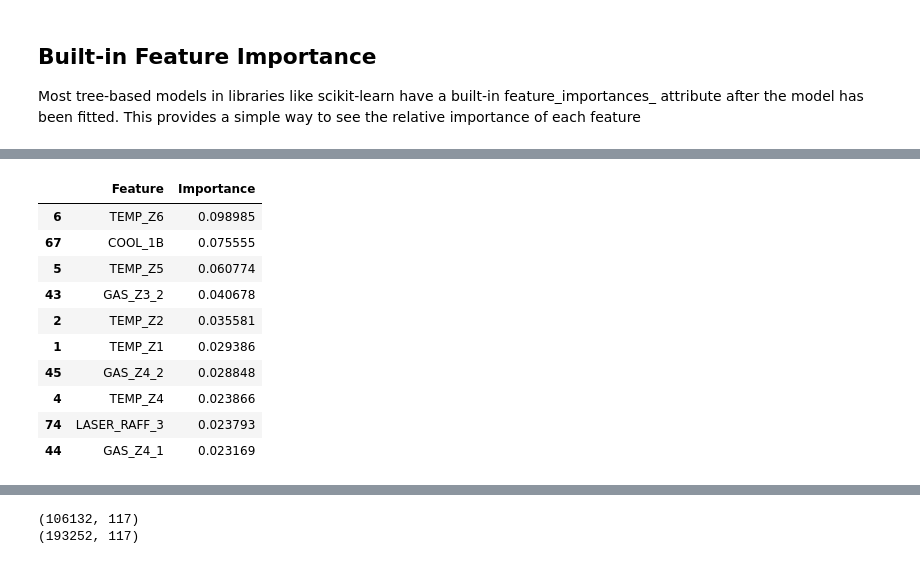
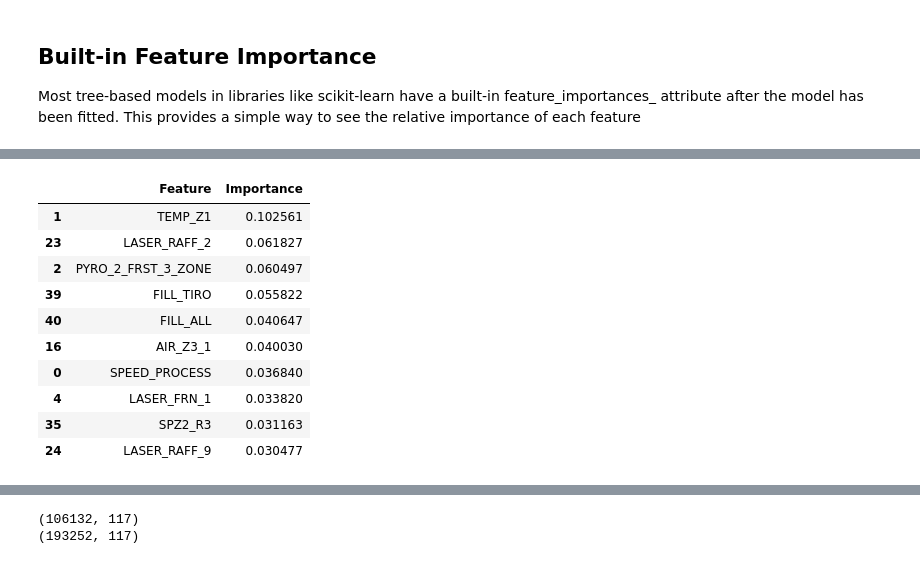
Before and after one commit to MattiaCampanella1993/ML_Fieldwork, a Jupyter notebook: target1C_XGBoost_FINAL.ipynb, the cells around one changed output, grey strips where cells are left out. Drawn from its saved outputs; the diff is of its cells as text; code cells hidden in the pictures.

```diff
--- a/target1C_XGBoost_FINAL.ipynb
+++ b/target1C_XGBoost_FINAL.ipynb
@@ -43,7 +43,11 @@ import csv
 from xgboost import XGBClassifier
 random_state = 42
 test_size = 0.4
+cv=3
 cachedir = Memory(location='cache_directory', verbose=0)
+
+import warnings
+warnings.simplefilter("ignore")
 # %%
 #loading data
 path_production= '/Users/mattia/Library/CloudStorage/OneDrive-Personal/BBS/05 Machine learnign/00 Fieldwork/4_MANUFACTURING_ROOT CAUSE/RC_PRODUCTION_clean.csv'
@@ -154,7 +177,7 @@ plt.show()
 corr_matrix = X.corr().abs()  # Take absolute value to consider both positive and negative correlations
 
 # Step 2: Set a correlation threshold
-threshold = .8
+threshold = .75
 
 # Step 3: Identify highly correlated pairs
 # We use a mask to avoid duplication and self-correlation (correlation of a feature with itself)
@@ -184,8 +207,8 @@ plt.show()
 # %%
 target_columns = ['DEFECT']
 
-# X = X_reduced
-X=merged_df.loc[:, 'SPEED_PROCESS':'FILL_BENDING_NEG']
+X = X_reduced
+# X=merged_df.loc[:, 'SPEED_PROCESS':'FILL_BENDING_NEG']
 y = merged_df[target_columns]
 print(X.shape)
 print(y.shape)
@@ -247,0 +366,17 @@ Unique COIL values in 'merged_df' dataset: 1261
+# %%
+# Evaluate the model on the test set
+best_model_sc = clf.best_estimator_
+test_predictions = best_model_sc.predict(X_test)
+test_accuracy = accuracy_score(y_test, test_predictions)
+test_recall = recall_score(y_test, test_predictions, average='macro')
+test_precision = precision_score(y_test, test_predictions, average='macro')
+test_f1 = f1_score(y_test, test_predictions, average='macro')
+
+print("Test Accuracy:", test_accuracy)
+print("Test Recall:", test_recall)
+print("Test Precision:", test_precision)
+print("Test F1 Score:", test_f1)
+
+# Confusion Matrix for the test set
+test_confusion_matrix = confusion_matrix(y_test, test_predictions)
+print("Test Confusion Matrix:\n", test_confusion_matrix)
@@ -422,7 +650,7 @@ First few actual and predicted values:
 ## Built-in Feature Importance
 Most tree-based models in libraries like scikit-learn have a built-in feature_importances_ attribute after the model has been fitted. This provides a simple way to see the relative importance of each feature
 # %%
-feature_importances = best_model.feature_importances_
+feature_importances = best_model_sc.feature_importances_
 f_sel=6
 feature_importances_df = pd.DataFrame({
     'Feature': X_train.columns,
@@ -437,14 +665,14 @@ The sum of importances for the top 6 features is 0.34095892310142517
 |  | Feature | Importance |
-| 6 | TEMP_Z6 | 0.098985 |
-| 67 | COOL_1B | 0.075555 |
-| 5 | TEMP_Z5 | 0.060774 |
-| 43 | GAS_Z3_2 | 0.040678 |
-| 2 | TEMP_Z2 | 0.035581 |
-| 1 | TEMP_Z1 | 0.029386 |
-| 45 | GAS_Z4_2 | 0.028848 |
-| 4 | TEMP_Z4 | 0.023866 |
-| 74 | LASER_RAFF_3 | 0.023793 |
-| 44 | GAS_Z4_1 | 0.023169 |
+| 1 | TEMP_Z1 | 0.102561 |
+| 23 | LASER_RAFF_2 | 0.061827 |
+| 2 | PYRO_2_FRST_3_ZONE | 0.060497 |
+| 39 | FILL_TIRO | 0.055822 |
+| 40 | FILL_ALL | 0.040647 |
+| 16 | AIR_Z3_1 | 0.040030 |
+| 0 | SPEED_PROCESS | 0.036840 |
+| 4 | LASER_FRN_1 | 0.033820 |
+| 35 | SPZ2_R3 | 0.031163 |
+| 24 | LASER_RAFF_9 | 0.030477 |
 # %%
 plt.figure(figsize=(30, 30))
 plt.barh(feature_importances_df['Feature'], feature_importances_df['Importance'])
```
Also changed, not shown: parts of 22 cells of this notebook.
